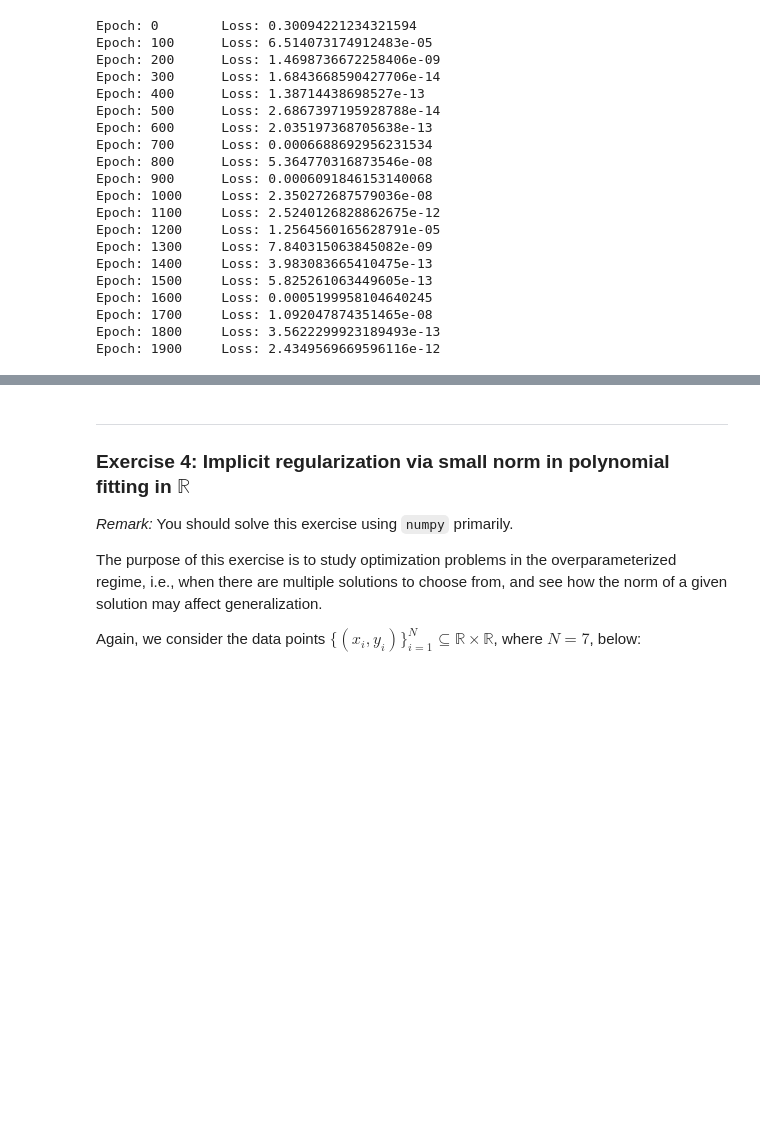
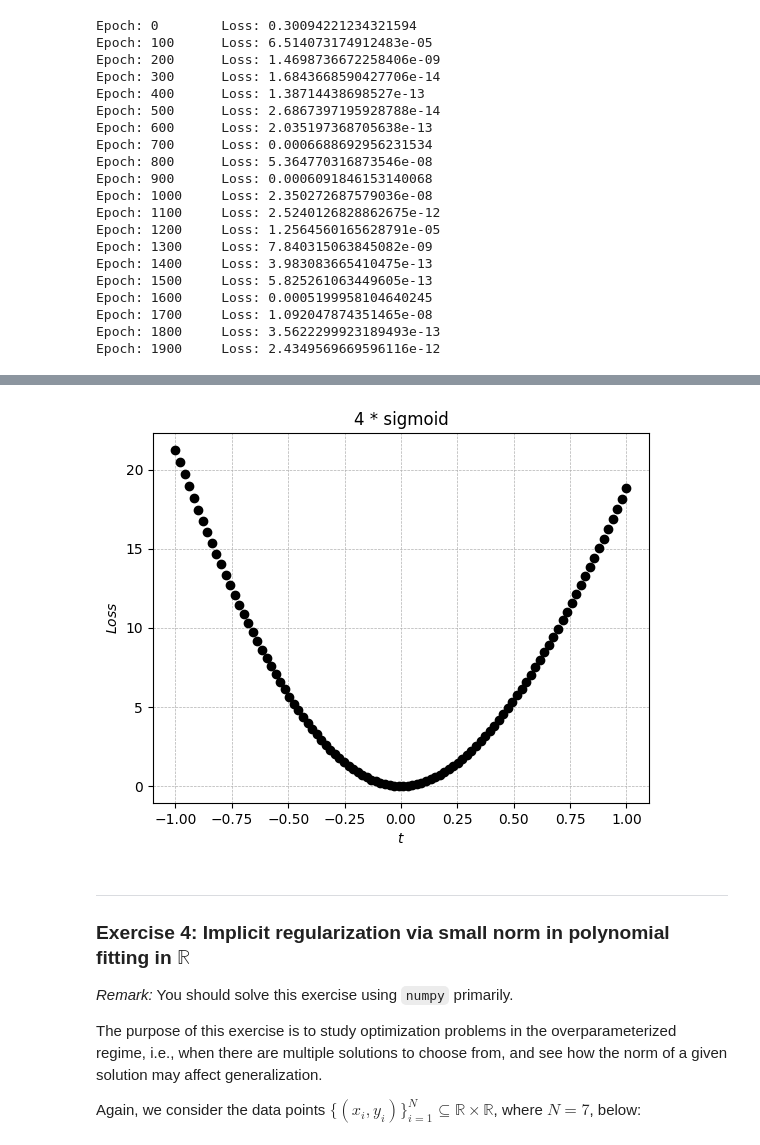
Before and after one commit to RasmusBacklund/FRTN50, a Jupyter notebook: handin2.ipynb, the cells around one changed output, grey strips where cells are left out. Saved outputs shown, nothing was run; the diff lists cells and outputs as text; code cells hidden in the pictures; blank space fills up the shorter version.

```diff
--- a/handin2.ipynb
+++ b/handin2.ipynb
@@ -1569,0 +1575,11 @@ Traing loss: 0.00000
+# %%
+with torch.no_grad():
+    fig, axes = plt.subplots(dpi=100)
+    axes.plot(t,loss_vec,'ko')
+    axes.set_xlabel('$t$')
+    axes.set_ylabel('$Loss$')
+    axes.grid(linestyle='dashed', linewidth=0.5)
+    plt.title('4 * sigmoid')
+
+    print("Traing loss: {:.5f}".format(loss_fn(model(torch_xs),torch_ys).item()))
+# %% [output]
@@ -1570,3 +1587,4 @@ Traing loss: 0.00000
+[figure, added]
 # %%
 with torch.no_grad():
     x = np.linspace(-1.1, 1.1, num = 1000)
```
Also changed, not shown: parts of 12 cells of this notebook.
